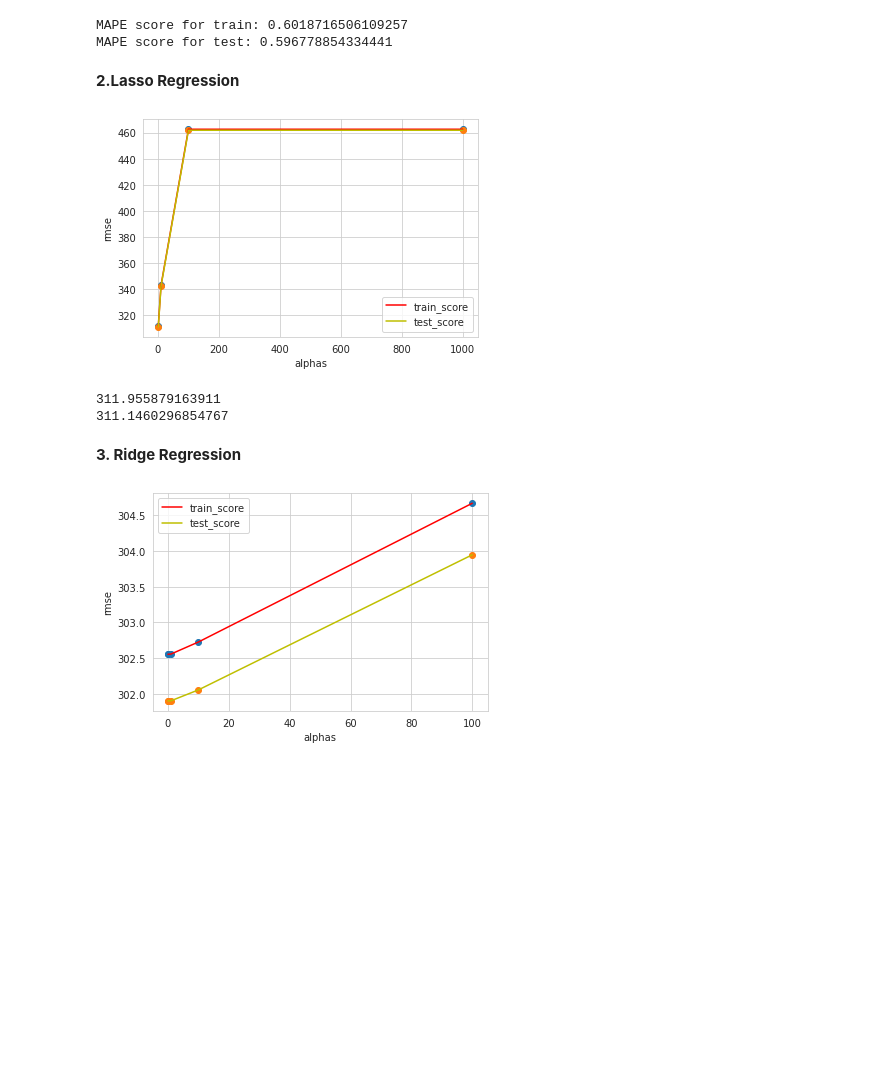
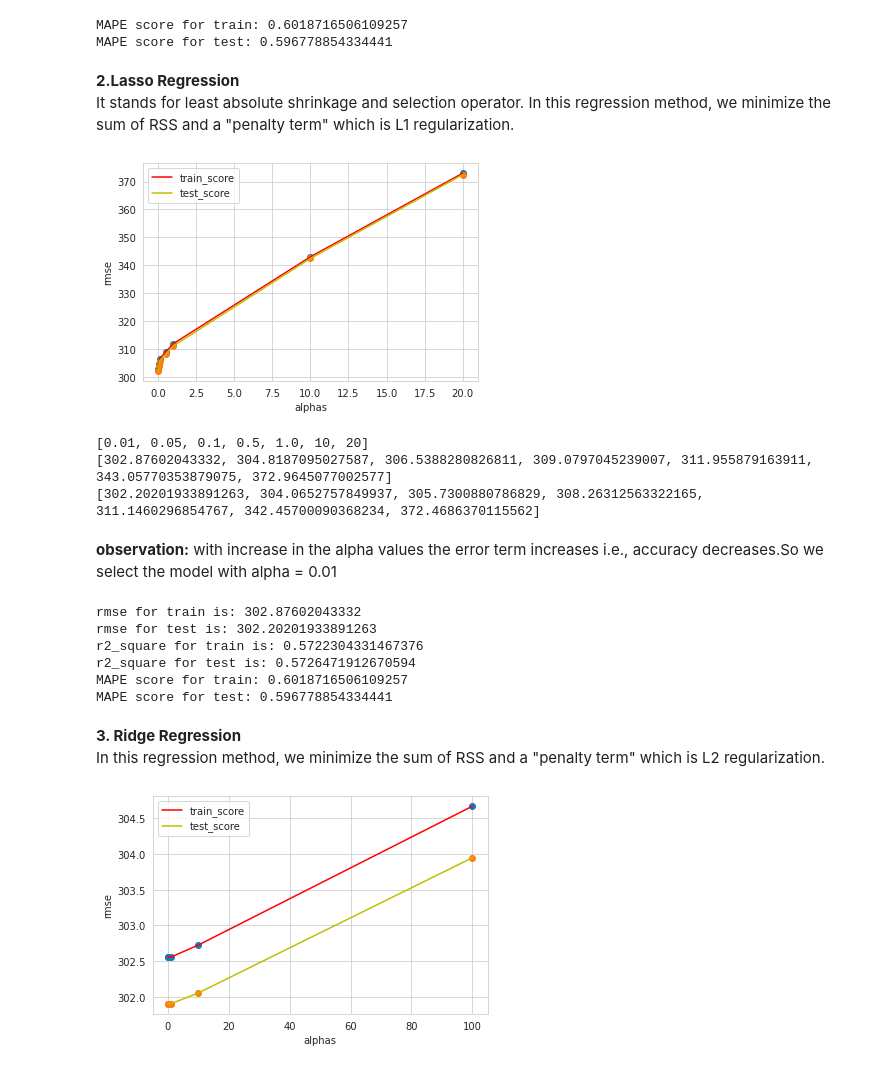
Before and after one commit to ad709kr/NYC-Taxi-Trip-Time-Predction, a Jupyter notebook: NYC_trip_time_prediction_individual.ipynb, the cells around one changed output. Saved outputs shown, nothing was run; the diff lists cells and outputs as text; code cells hidden in the pictures; blank space fills up the shorter version.

```diff
--- a/NYC_trip_time_prediction_individual.ipynb
+++ b/NYC_trip_time_prediction_individual.ipynb
@@ -896,47 +967,74 @@ print("MAPE score for test:", MAPE_test)
 # %% [output]
 MAPE score for train: 0.6018716506109257
 MAPE score for test: 0.596778854334441
-# %% [markdown]
-**2.Lasso Regression**
+# %% [markdown]
+**2.Lasso Regression**
+<br>  It stands for least absolute shrinkage and selection operator. In this regression method, we minimize the sum of RSS and a "penalty term" which is L1 regularization.
 # %%
-alphas = [10**i for i in range(4)]
+alphas = [0.01,0.05,0.1,0.5,1.0,10,20]
 rmse_tr_l = []
 rmse_te_l = []
 
 for alpha in tqdm(alphas):
     lasso = Lasso(alpha = alpha, fit_intercept = True)
     lasso.fit(x_train_final, y_train)
     y_train_pred_l = lasso.predict(x_train_final)
     y_test_pred_l = lasso.predict(x_test_final)
     rmse_tr_l1 = math.sqrt(mean_squared_error(y_train,y_train_pred_l))
     rmse_te_l1 = math.sqrt(mean_squared_error(y_test,y_test_pred_l))
     rmse_tr_l.append(rmse_tr_l1)
     rmse_te_l.append(rmse_te_l1)
 
 plt.plot(alphas, rmse_tr_l,'r',label='train_score')
 plt.scatter(alphas, rmse_tr_l)
 plt.plot(alphas, rmse_te_l,'y',label='test_score')
 plt.scatter(alphas, rmse_te_l)
 plt.ylabel('rmse')
 plt.xlabel('alphas')
 plt.legend()
 plt.show()
 # %% [output]
-[figure, old version]
+[figure, new version]
+# %%
+print(alphas)
+print(rmse_tr_l)
+print(rmse_te_l)
+# %% [output]
+[0.01, 0.05, 0.1, 0.5, 1.0, 10, 20]
+[302.87602043332, 304.8187095027587, 306.5388280826811, 309.0797045239007, 311.955879163911, 343.05770353879075, 372.9645077002577]
+[302.20201933891263, 304.0652757849937, 305.7300880786829, 308.26312563322165, 311.1460296854767, 342.45700090368234, 372.4686370115562]
+# %% [markdown]
+**observation:** with increase in the alpha values the error term increases i.e., accuracy decreases.So we select the model with alpha = 0.01
 # %%
-lasso = Lasso(alpha = 1, fit_intercept = True)
+# training lasso with alpha = 0.01
+lasso = Lasso(alpha = 0.01, fit_intercept = True)
 lasso.fit(x_train_final, y_train)
 y_train_pred_l = lasso.predict(x_train_final)
 y_test_pred_l = lasso.predict(x_test_final)
 rmse_tr_l1 = math.sqrt(mean_squared_error(y_train,y_train_pred_l))
 rmse_te_l1 = math.sqrt(mean_squared_error(y_test,y_test_pred_l))
-print(rmse_tr_l1)
-print(rmse_te_l1)
+print("rmse for train is:",rmse_tr_l1)
+print("rmse for test is:",rmse_te_l1)
+# r2 error
+r2_train_la = r2_score(y_train,y_train_pred)
+r2_test_la = r2_score(y_test,y_test_pred)
+print("r2_square for train is:", r2_train_la)
+print("r2_square for test is:", r2_test_la)
+# mean_absolute_percentage_error
+MAPE_train_la = mean_absolute_percentage_error(y_train,y_train_pred)
+MAPE_test_la = mean_absolute_percentage_error(y_test,y_test_pred)
+print("MAPE score for train:",MAPE_train_la)
+print("MAPE score for test:", MAPE_test_la)
 # %% [output]
-311.955879163911
-311.1460296854767
+rmse for train is: 302.87602043332
+rmse for test is: 302.20201933891263
+r2_square for train is: 0.5722304331467376
+r2_square for test is: 0.5726471912670594
+MAPE score for train: 0.6018716506109257
+MAPE score for test: 0.596778854334441
-# %% [markdown]
-**3. Ridge Regression**
+# %% [markdown]
+**3. Ridge Regression**
+<br> In this regression method, we minimize the sum of RSS and a "penalty term" which is L2 regularization.
 # %%
 alphas = [10**i for i in range(-2,3)]
 rmse_tr_r = []
```
Also changed, not shown: parts of 33 cells of this notebook.
